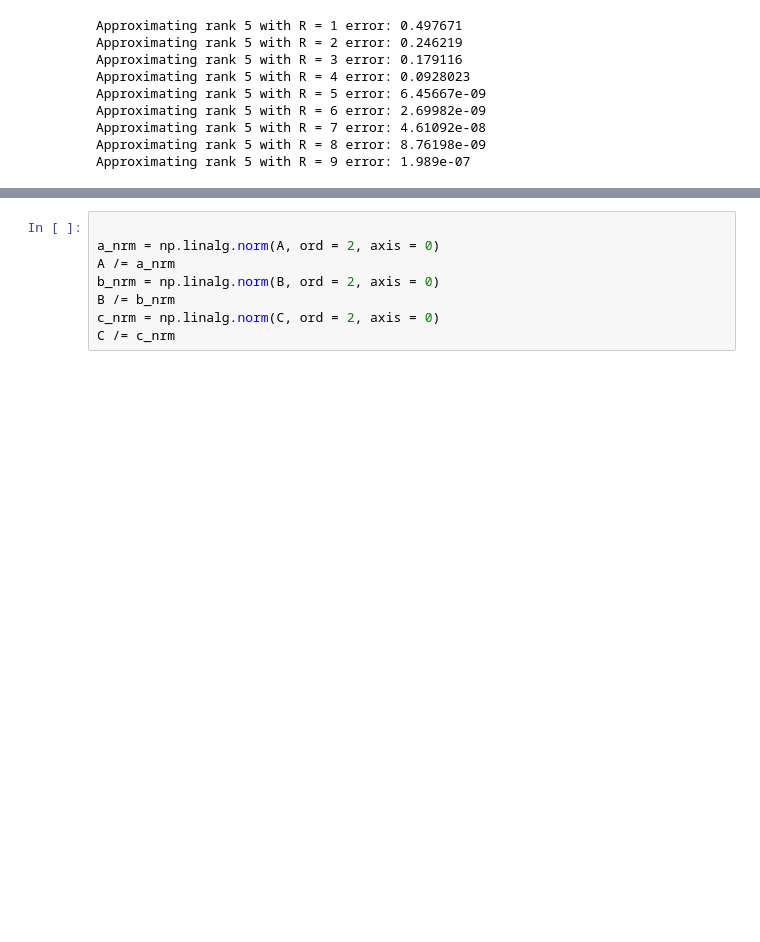
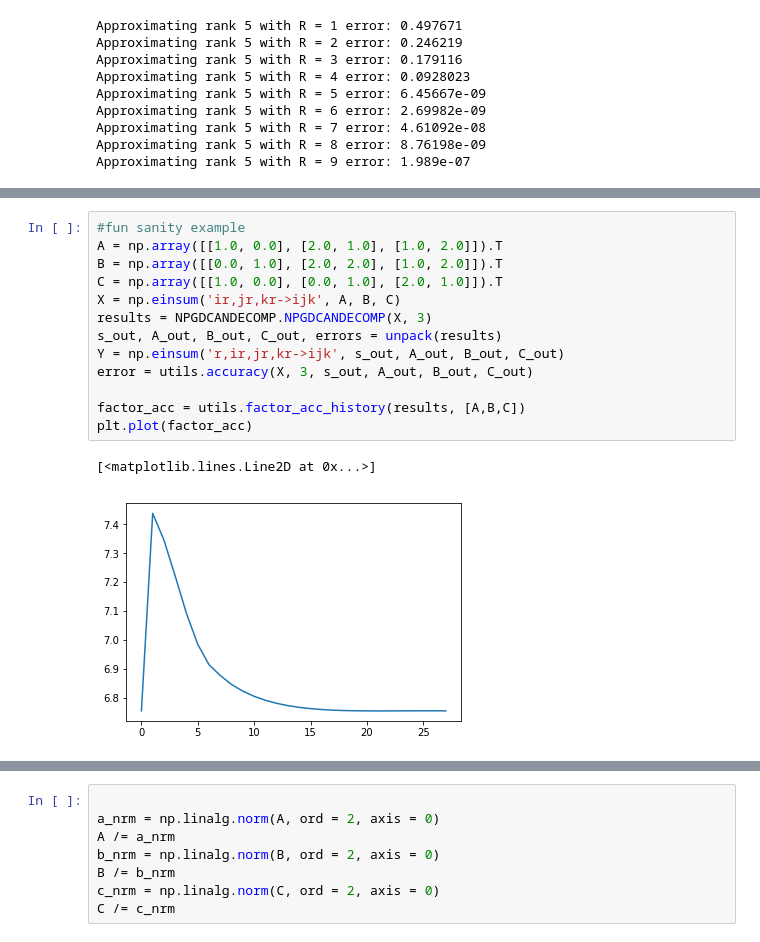
Before and after one commit to willow-ahrens/18.335FinalProject, a Jupyter notebook: NPALS_testing.ipynb, the cells around one changed output, grey strips where cells are left out. Saved outputs shown, nothing was run; the diff lists cells and outputs as text; blank space fills up the shorter version.

```diff
--- a/NPALS_testing.ipynb
+++ b/NPALS_testing.ipynb
@@ -81,0 +82,16 @@ plt.plot(factor_acc)
+# %%
+#fun sanity example
+A = np.array([[1.0, 0.0], [2.0, 1.0], [1.0, 2.0]]).T
+B = np.array([[0.0, 1.0], [2.0, 2.0], [1.0, 2.0]]).T
+C = np.array([[1.0, 0.0], [0.0, 1.0], [2.0, 1.0]]).T
+X = np.einsum('ir,jr,kr->ijk', A, B, C)
+results = NPGDCANDECOMP.NPGDCANDECOMP(X, 3)
+s_out, A_out, B_out, C_out, errors = unpack(results)
+Y = np.einsum('r,ir,jr,kr->ijk', s_out, A_out, B_out, C_out)
+error = utils.accuracy(X, 3, s_out, A_out, B_out, C_out)
+
+factor_acc = utils.factor_acc_history(results, [A,B,C])
+plt.plot(factor_acc)
+# %% [output]
+[<matplotlib.lines.Line2D at 0x...>]
+[figure, added]
```
Also changed, not shown: parts of 5 cells of this notebook, 2 other files.
